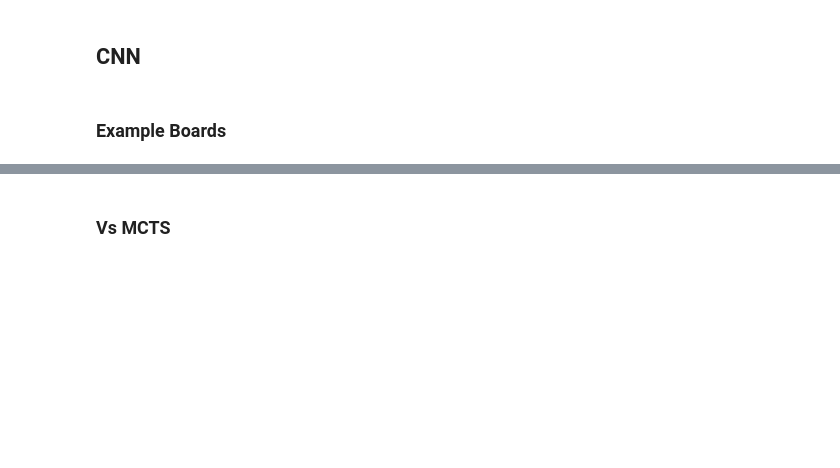
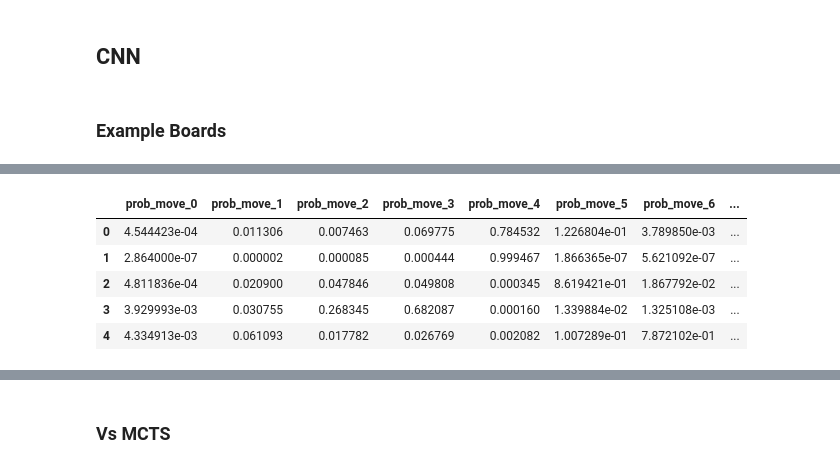
Before and after one commit to kzapalac/Connect4, a Jupyter notebook: model_evaluation.ipynb, the cells around one changed output, grey strips where cells are left out. Cells and saved outputs as stored; diff of their text form; code cells hidden in the pictures; blank space fills up the shorter version.

```diff
--- a/model_evaluation.ipynb
+++ b/model_evaluation.ipynb
@@ -450,0 +450,11 @@ def mcts(board_temp,color0,nsteps):
+# %%
+y_hat = model.predict(X)
+y_hat_df = pd.DataFrame(y_hat, columns=[f"prob_move_{i}" for i in range(7)])
+y_hat_df['predicted_move'] = np.argmax(y_hat, axis=1)
+y_hat_df['predicted_move_probability'] = np.max(y_hat, axis=1)
+y_hat_df['actual_move'] = df['y']
+y_hat_df["actual_move_probability"] = y_hat[np.arange(len(y_hat)), df['y'].values]
+y_hat_df['x'] = df['x']
+
+display(y_hat_df.head())
+# %% [output]
@@ -450,0 +462,6 @@ def mcts(board_temp,color0,nsteps):
+|  | prob_move_0 | prob_move_1 | prob_move_2 | prob_move_3 | prob_move_4 | prob_move_5 | prob_move_6 | ... |
+| 0 | 4.544423e-04 | 0.011306 | 0.007463 | 0.069775 | 0.784532 | 1.226804e-01 | 3.789850e-03 | ... |
+| 1 | 2.864000e-07 | 0.000002 | 0.000085 | 0.000444 | 0.999467 | 1.866365e-07 | 5.621092e-07 | ... |
+| 2 | 4.811836e-04 | 0.020900 | 0.047846 | 0.049808 | 0.000345 | 8.619421e-01 | 1.867792e-02 | ... |
+| 3 | 3.929993e-03 | 0.030755 | 0.268345 | 0.682087 | 0.000160 | 1.339884e-02 | 1.325108e-03 | ... |
+| 4 | 4.334913e-03 | 0.061093 | 0.017782 | 0.026769 | 0.002082 | 1.007289e-01 | 7.872102e-01 | ... |
```
Also changed, not shown: parts of 9 cells of this notebook.
